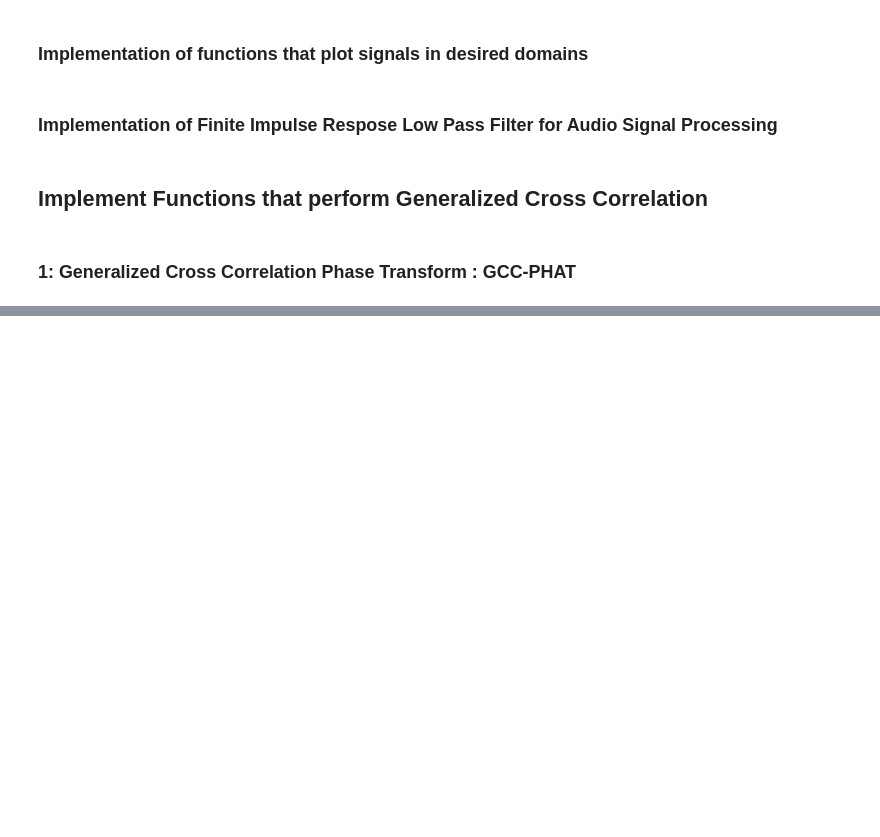
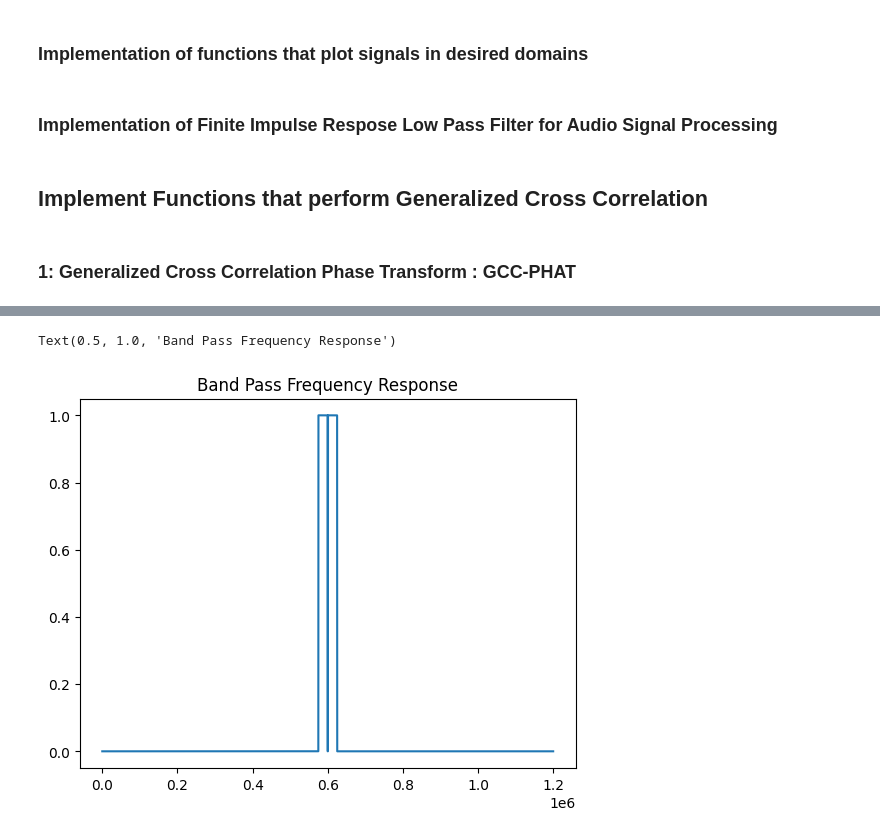
Before and after one commit to Kananelo688/Acoustic-Localization-using-TDoA, a Jupyter notebook: notebooks/Audio_Signal_Simulations.ipynb, the cells around one changed output, grey strips where cells are left out. Cells and saved outputs as stored; diff of their text form; code cells hidden in the pictures; blank space fills up the shorter version.

```diff
--- a/notebooks/Audio_Signal_Simulations.ipynb
+++ b/notebooks/Audio_Signal_Simulations.ipynb
@@ -193,0 +252,7 @@ delay is 0.000203125
+# %%
+H=np.fft.fft(h)
+plt.plot(np.abs(np.fft.fftshift(H)))
+plt.title('Band Pass Frequency Response')
+# %% [output]
+Text(0.5, 1.0, 'Band Pass Frequency Response')
+[figure, added]
```
Also changed, not shown: parts of 27 cells of this notebook, 15 other files.
